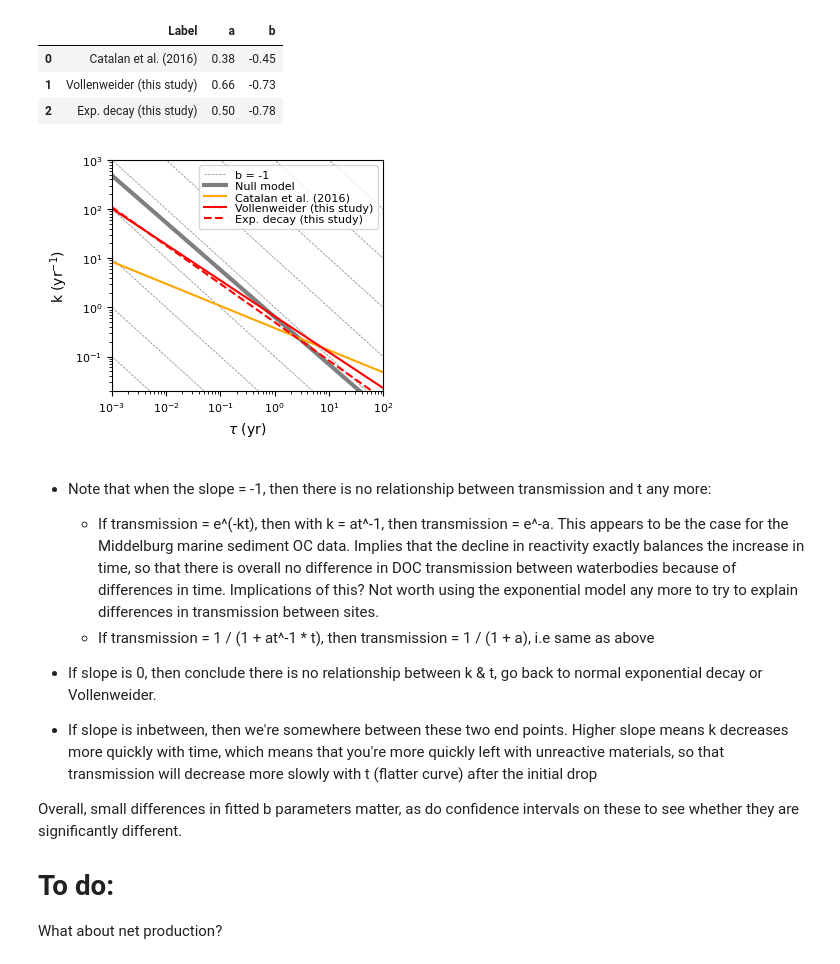
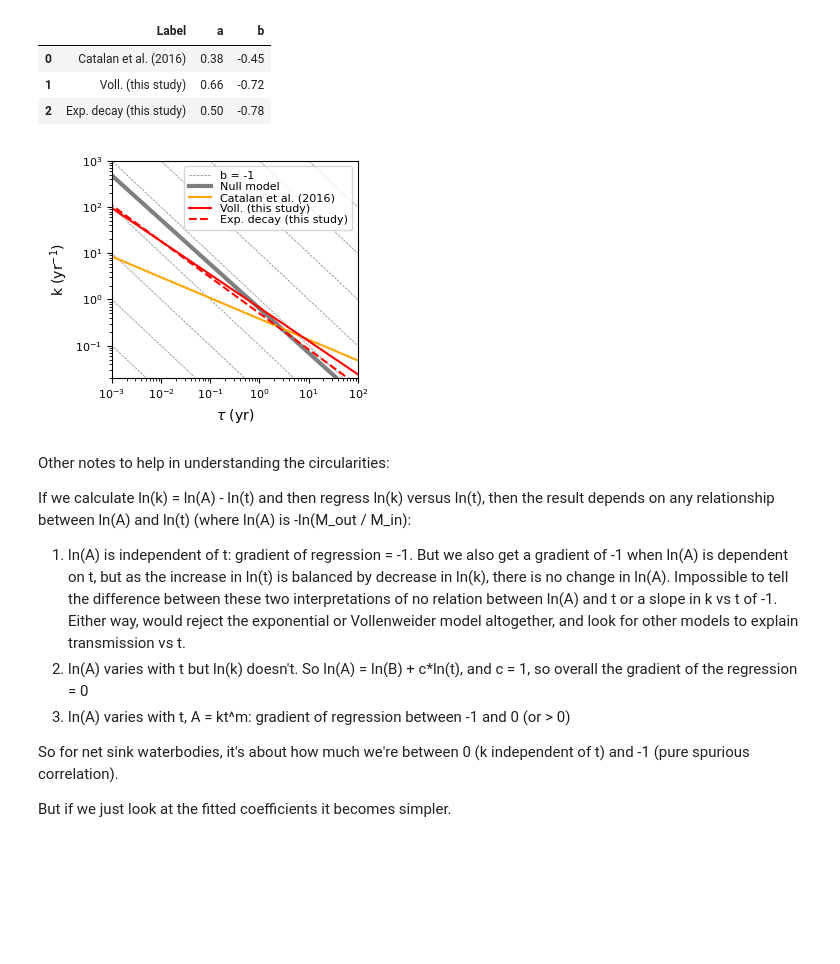
Before and after one commit to LeahJB/doc-retention, a Jupyter notebook: 03_k_vs_tau_results.ipynb, the cells around one changed output. Drawn from its saved outputs; the diff is of its cells as text; code cells hidden in the pictures; blank space fills up the shorter version.

```diff
--- a/03_k_vs_tau_results.ipynb
+++ b/03_k_vs_tau_results.ipynb
@@ -17,5 +21,5 @@ But if we just look at the fitted coefficients it becomes simpler.
 # %%
-df = pd.read_csv(r'data/a_b_param_summary.csv')
+df = pd.read_csv(r'data/stats/a_b_param_summary.csv')
 
 # Drop the E2017 lines for plotting
 df = df.loc[:2, :]
@@ -24,11 +28,10 @@ df
 # %% [output]
 |  | Label | a | b |
 | 0 | Catalan et al. (2016) | 0.38 | -0.45 |
-| 1 | Vollenweider (this study) | 0.66 | -0.73 |
+| 1 | Voll. (this study) | 0.66 | -0.72 |
 | 2 | Exp. decay (this study) | 0.50 | -0.78 |
 # %%
 # For plotting, limit tau
-tau_max = 20  # years
 
 # Range of tau values
 tau_min, tau_max = 0.0001, 100
@@ -56,45 +59,44 @@ plt.plot(tau, k_null, label='Null model', color='k', lw=3, alpha=0.5)
 
 # Other fits
 for i, (index, row) in enumerate(df.iterrows()):
     k = row['a'] * tau**row['b']
     label = row['Label']
     if label == 'Exp. decay (this study)':
         ls = '--'
     else:
         ls = '-'
     plt.plot(tau, k, label=label, color=color_li[i % len(color_li)], lw=lw, ls=ls)
 
 ax.set_xlim(xmin=tau_min*10, xmax=tau_max)
 ax.set_ylim(ymin=0.02, ymax=1000)
 plt.xscale('log')
 plt.yscale('log')
 
 plt.xlabel(r'$\tau$ (yr)', fontsize=10)
 plt.ylabel(r'k (yr$^{-1}$)', fontsize=10)
 plt.tick_params(axis='both', which='major', labelsize=8)
 plt.tick_params(axis='both', which='minor', labelsize=8)
 
 # plt.legend(bbox_to_anchor=(1.05, 1), fontsize=8, labelspacing=0.1)
 plt.legend(fontsize=8, labelspacing=0.1, loc='upper right')
 
 # Add the plot location label in bold text to the top right corner
 # plt.text(0.12, 0.1, '(b)', transform=plt.gca().transAxes, fontsize=12, fontweight='bold', ha='right', va='top')
 
-# plt.tight_layout()
+plt.tight_layout()
 plt.savefig(r'graphs/fitted_k_vs_tau.png', bbox_inches='tight')
 plt.show()
 # %% [output]
-[figure, old version]
+[figure, new version]
 # %% [markdown]
-* Note that when the slope = -1, then there is no relationship between transmission and t any more:
+Other notes to help in understanding the circularities:
 
-    - If transmission = e^(-kt), then with k = at^-1, then transmission = e^-a. This appears to be the case for the Middelburg marine sediment OC data. Implies that the decline in reactivity exactly balances the increase in time, so that there is overall no difference in DOC transmission between waterbodies because of differences in time. Implications of this? Not worth using the exponential model any more to try to explain differences in transmission between sites.
-    - If transmission = 1 / (1 + at^-1 * t), then transmission = 1 / (1 + a), i.e same as above
+If we calculate ln(k) = ln(A) - ln(t) and then regress ln(k) versus ln(t), then the result depends on any relationship between ln(A) and ln(t) (where ln(A) is -ln(M_out / M_in):
 
-* If slope is 0, then conclude there is no relationship between k & t, go back to normal exponential decay or Vollenweider.
-* If slope is inbetween, then we're somewhere between these two end points. Higher slope means k decreases more quickly with time, which means that you're more quickly left with unreactive materials, so that transmission will decrease more slowly with t (flatter curve) after the initial drop
+1) ln(A) is independent of t: gradient of regression = -1. But we also get a gradient of -1 when ln(A) is dependent on t, but as the increase in ln(t) is balanced by decrease in ln(k), there is no change in ln(A). Impossible to tell the difference between these two interpretations of no relation between ln(A) and t or a slope in k vs t of -1. Either way, would reject the exponential or Vollenweider model altogether, and look for other models to explain transmission vs t.
+2) ln(A) varies with t but ln(k) doesn't. So ln(A) = ln(B) + c*ln(t), and c = 1, so overall the gradient of the regression = 0
+3) ln(A) varies with t, A = kt^m: gradient of regression between -1 and 0 (or > 0)
 
-Overall, small differences in fitted b parameters matter, as do confidence intervals on these to see whether they are significantly different.
+So for net sink waterbodies, it's about how much we're between 0 (k independent of t) and -1 (pure spurious correlation).
 
-# To do:
-What about net production?
+But if we just look at the fitted coefficients it becomes simpler.
```
Also changed, not shown: parts of 2 cells of this notebook, 58 other files.
